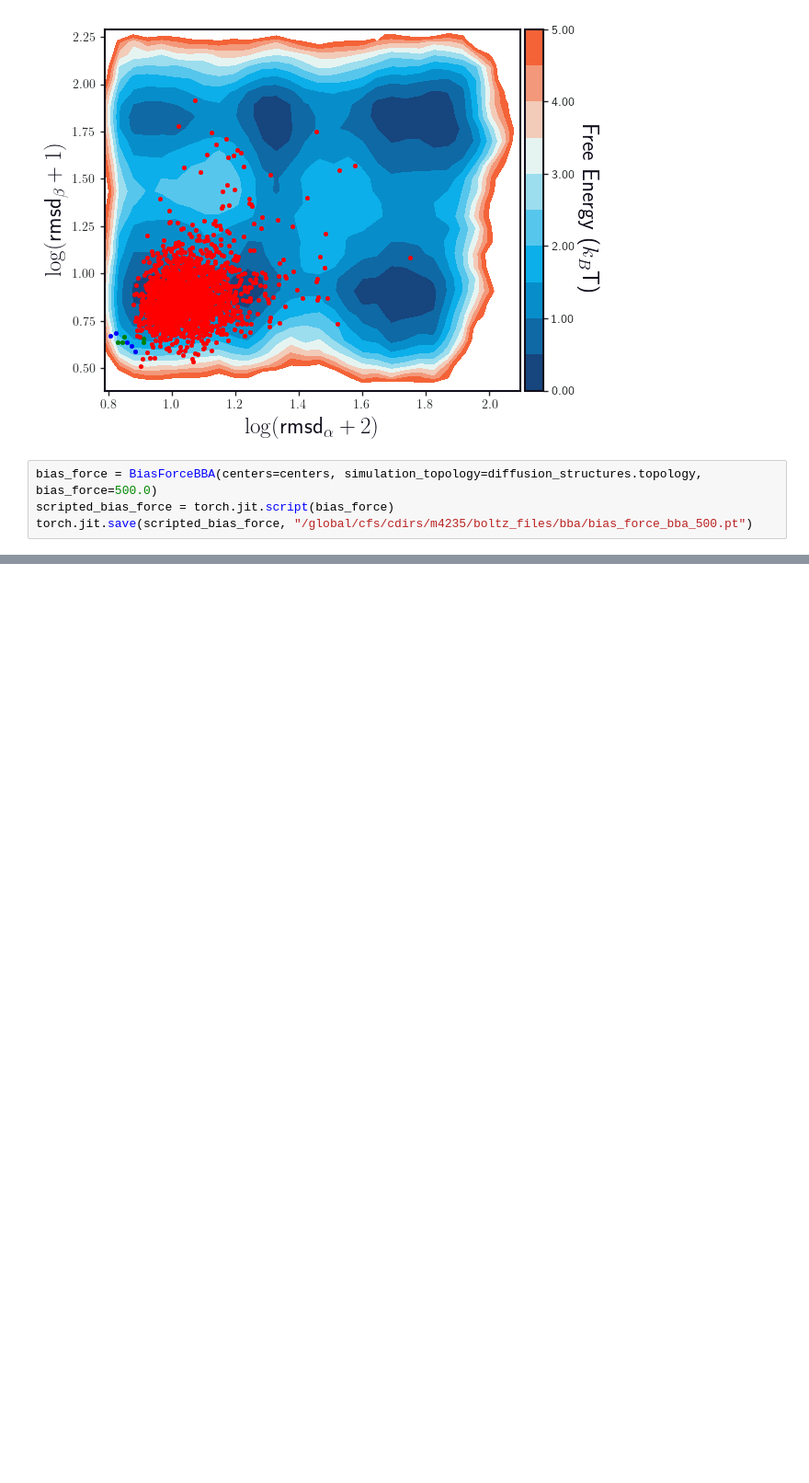
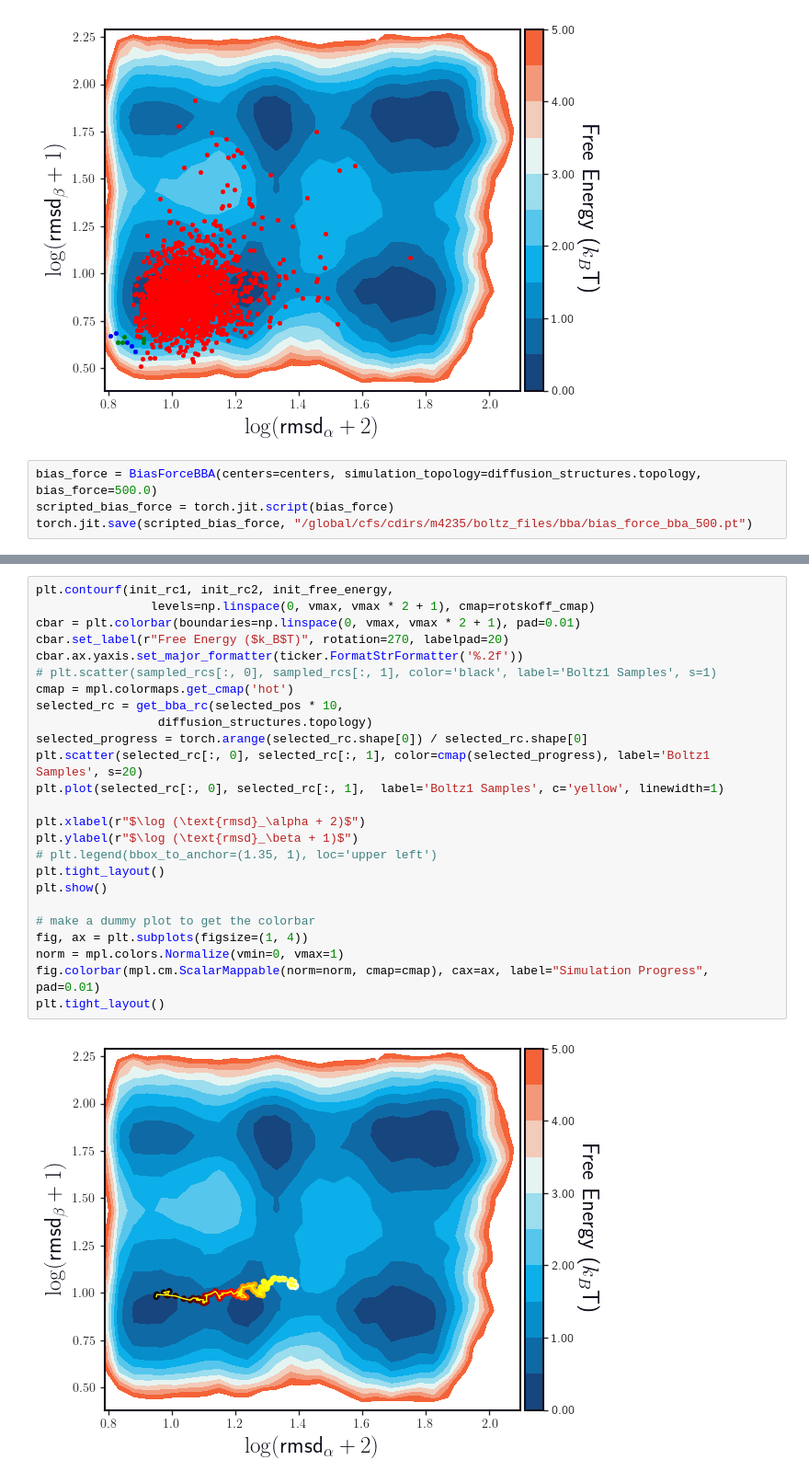
Before and after one commit to EthanZ0524/boltz-likelihoods, a Jupyter notebook: notebooks/setup_bias_force_bba.ipynb, the cells around one changed output, grey strips where cells are left out. Shown at 92% size. Cells and saved outputs as stored; diff of their text form; blank space fills up the shorter version.

```diff
--- a/notebooks/setup_bias_force_bba.ipynb
+++ b/notebooks/setup_bias_force_bba.ipynb
@@ -686,0 +779,27 @@ selected_traj.save("selected_traj.pdb")
+# %%
+plt.contourf(init_rc1, init_rc2, init_free_energy,
+                levels=np.linspace(0, vmax, vmax * 2 + 1), cmap=rotskoff_cmap)
+cbar = plt.colorbar(boundaries=np.linspace(0, vmax, vmax * 2 + 1), pad=0.01)
+cbar.set_label(r"Free Energy ($k_B$T)", rotation=270, labelpad=20)
+cbar.ax.yaxis.set_major_formatter(ticker.FormatStrFormatter('%.2f'))
+# plt.scatter(sampled_rcs[:, 0], sampled_rcs[:, 1], color='black', label='Boltz1 Samples', s=1)
+cmap = mpl.colormaps.get_cmap('hot')
+selected_rc = get_bba_rc(selected_pos * 10,
+                 diffusion_structures.topology)
+selected_progress = torch.arange(selected_rc.shape[0]) / selected_rc.shape[0]
+plt.scatter(selected_rc[:, 0], selected_rc[:, 1], color=cmap(selected_progress), label='Boltz1 Samples', s=20)
+plt.plot(selected_rc[:, 0], selected_rc[:, 1],  label='Boltz1 Samples', c='yellow', linewidth=1)
+
+plt.xlabel(r"$\log (\text{rmsd}_\alpha + 2)$")
+plt.ylabel(r"$\log (\text{rmsd}_\beta + 1)$")
+# plt.legend(bbox_to_anchor=(1.35, 1), loc='upper left')
+plt.tight_layout()
+plt.show()
+
+# make a dummy plot to get the colorbar
+fig, ax = plt.subplots(figsize=(1, 4))
+norm = mpl.colors.Normalize(vmin=0, vmax=1)
+fig.colorbar(mpl.cm.ScalarMappable(norm=norm, cmap=cmap), cax=ax, label="Simulation Progress", pad=0.01)
+plt.tight_layout()
+# %% [output]
+[figure, added]
```
Also changed, not shown: parts of 21 cells of this notebook, 1 other file.
